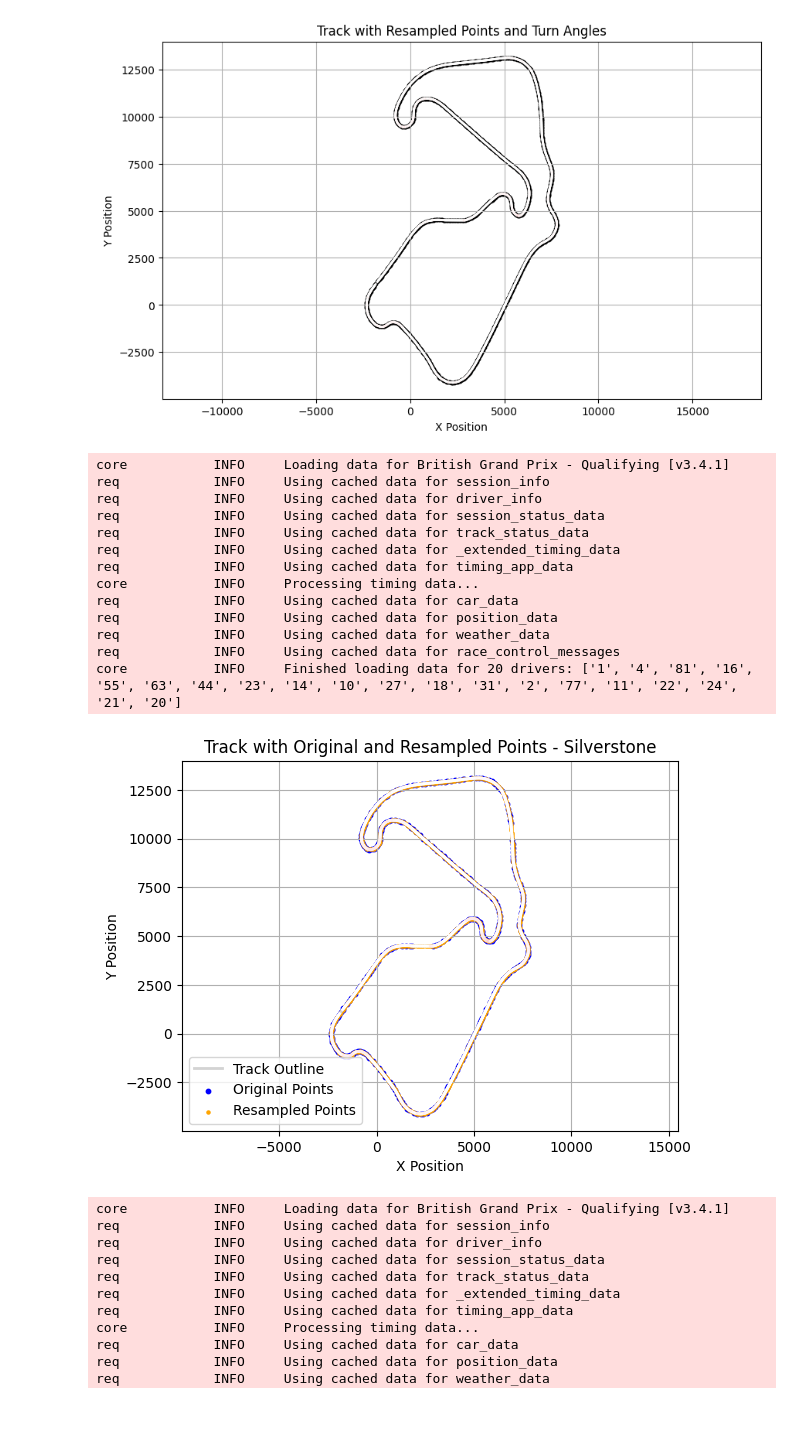
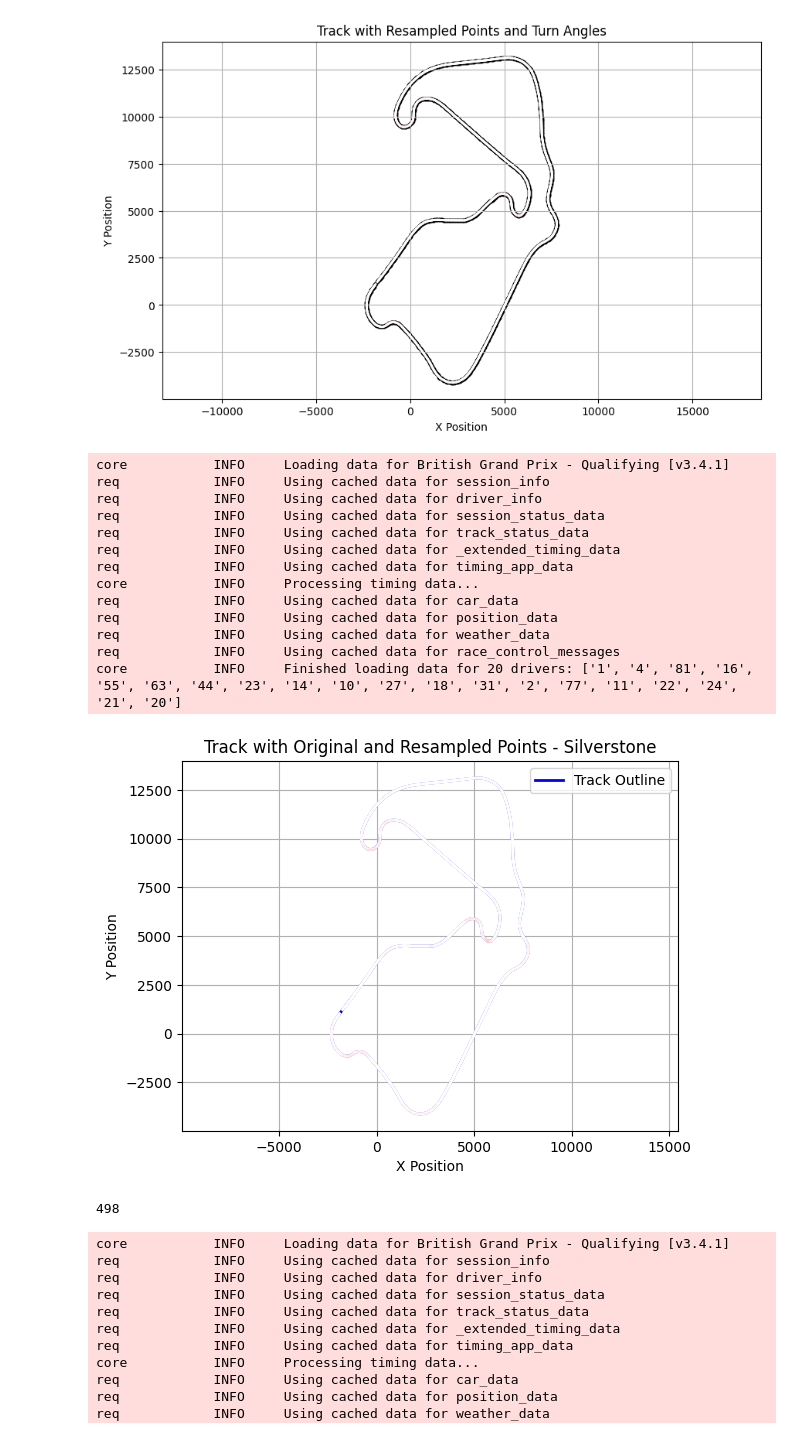
Before and after one commit to rricc22/F1, a Jupyter notebook: test_comp_track.ipynb, the cells around one changed output. Cells and saved outputs as stored; diff of their text form; code cells hidden in the pictures.

```diff
--- a/test_comp_track.ipynb
+++ b/test_comp_track.ipynb
@@ -773,40 +773,45 @@ for i in range(len(uniform_x) - 2):
     angles.append((angle + 180) % 360 - 180)
 
 # Plot the full track in a neutral color
-plt.plot(uniform_x, uniform_y, color='lightgrey', linewidth=2, label='Track Outline')
+plt.plot(uniform_x, uniform_y, color='blue', linewidth=2, label='Track Outline')
 
 # Color the track based on angles
 for i in range(len(angles)):
     angle_intensity = abs(angles[i]) / 180  # Normalize for color intensity
     color = (1, 1 - angle_intensity, 1 - angle_intensity)  # Red intensity based on angle
     plt.plot(uniform_x[i:i+2], uniform_y[i:i+2], color=color, linewidth=2)
 
 # Mark original and resampled points
-plt.scatter(x, y, color='blue', s=10, label='Original Points')  # Original data points
-plt.scatter(uniform_x, uniform_y, color='orange', s=5, label='Resampled Points')  # Resampled points
+# plt.scatter(x, y, color='blue', s=10, label='Original Points')  # Original data points
+# plt.scatter(uniform_x, uniform_y, color='orange', s=5, label='Resampled Points')  # Resampled points
 
 plt.title('Track with Original and Resampled Points - Silverstone')
 plt.xlabel('X Position')
 plt.ylabel('Y Position')
 plt.axis('equal')
 plt.grid()
 plt.legend()
 plt.show()
 # %% [output]
 core           INFO     Loading data for British Grand Prix - Qualifying [v3.4.1]
 req            INFO     Using cached data for session_info
 req            INFO     Using cached data for driver_info
 req            INFO     Using cached data for session_status_data
 req            INFO     Using cached data for track_status_data
 req            INFO     Using cached data for _extended_timing_data
 req            INFO     Using cached data for timing_app_data
 core           INFO     Processing timing data...
 req            INFO     Using cached data for car_data
 req            INFO     Using cached data for position_data
 req            INFO     Using cached data for weather_data
 req            INFO     Using cached data for race_control_messages
 core           INFO     Finished loading data for 20 drivers: ['1', '4', '81', '16', '55', '63', '44', '23', '14', '10', '27', '18', '31', '2', '77', '11', '22', '24', '21', '20']
-[figure, old version]
+[figure, new version]
+# %%
+# uniform_x, uniform_y,
+len(angles)
+# %% [output]
+498
 # %%
 import numpy as np
 import fastf1
```
Also changed, not shown: parts of 7 cells of this notebook, 1 other file.
